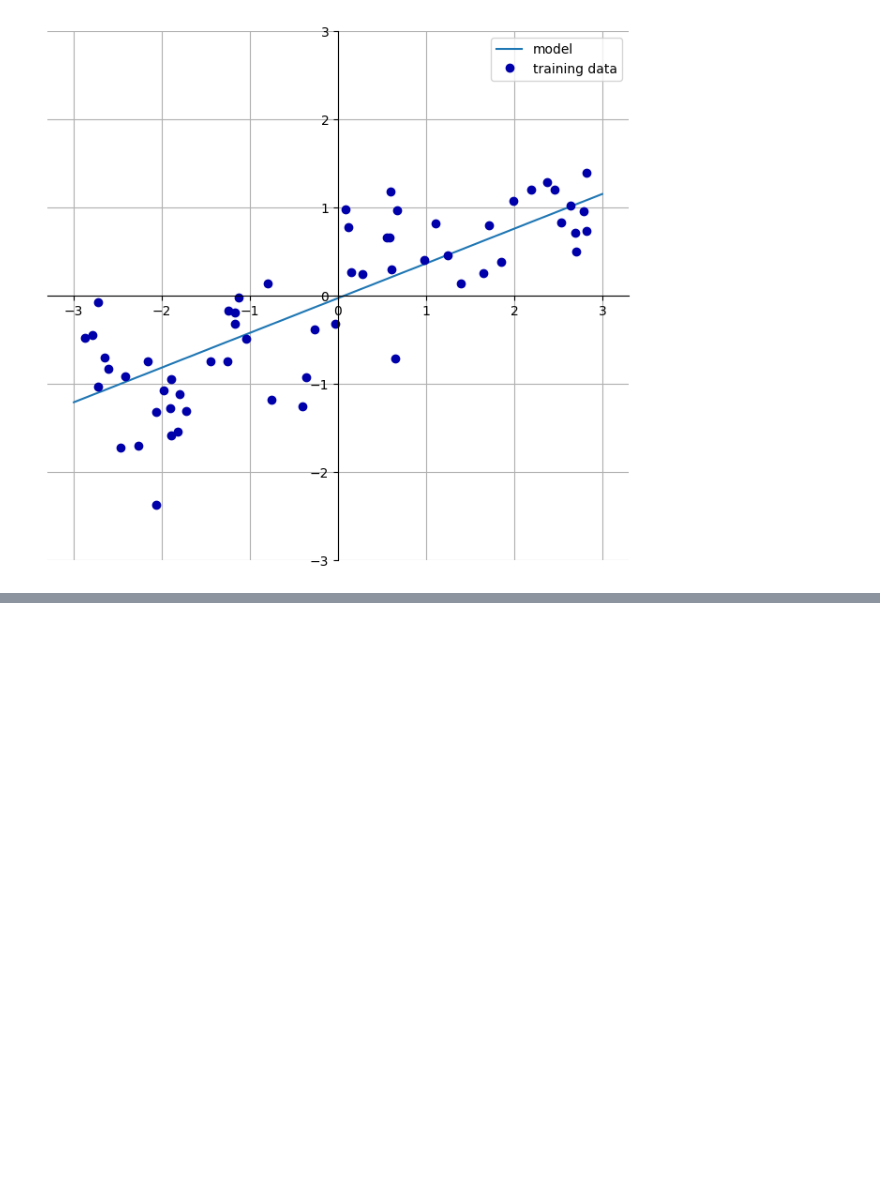
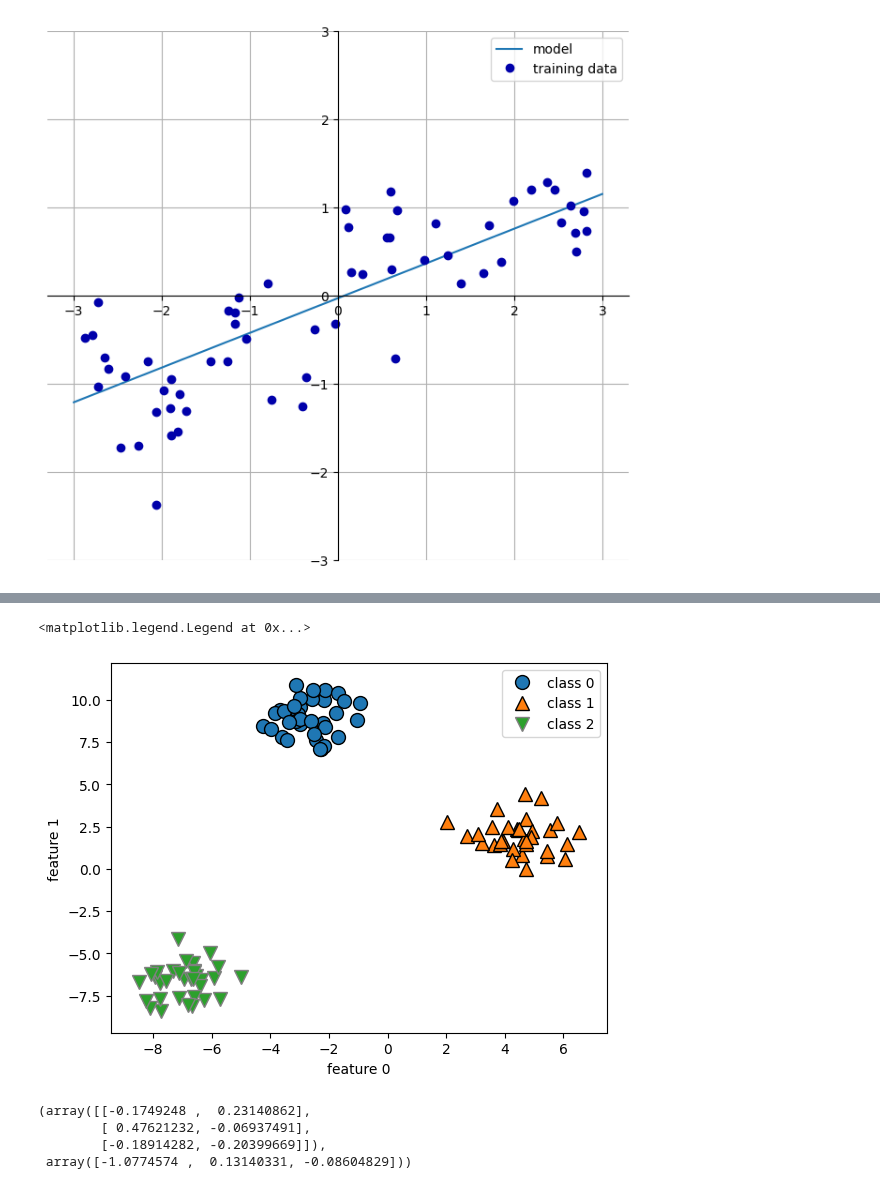
Before and after one commit to Yellow-BringtEast/python-study, a Jupyter notebook: 机器学习/python机器学习基础/chapter2.ipynb, the cells around one changed output, grey strips where cells are left out. Cells and saved outputs as stored; diff of their text form; code cells hidden in the pictures; blank space fills up the shorter version.

```diff
--- a/机器学习/python机器学习基础/chapter2.ipynb
+++ b/机器学习/python机器学习基础/chapter2.ipynb
@@ -156,0 +238,20 @@ w[0]: 0.393906  b: -0.031804
+# %%
+# 多分类任务
+from sklearn.datasets import make_blobs
+
+X, y = make_blobs(random_state=42)
+mglearn.discrete_scatter(X[:, 0], X[:, 1], y)
+plt.xlabel('feature 0')
+plt.ylabel('feature 1')
+plt.legend(['class 0', 'class 1', 'class 2'])
+# %% [output]
+<matplotlib.legend.Legend at 0x...>
+[figure, added]
+# %%
+ls = LinearSVC().fit(X, y)
+ls.coef_, ls.intercept_
+# %% [output]
+(array([[-0.1749248 ,  0.23140862],
+        [ 0.47621232, -0.06937491],
+        [-0.18914282, -0.20399669]]),
+ array([-1.0774574 ,  0.13140331, -0.08604829]))
```
Also changed, not shown: parts of 21 cells of this notebook.
